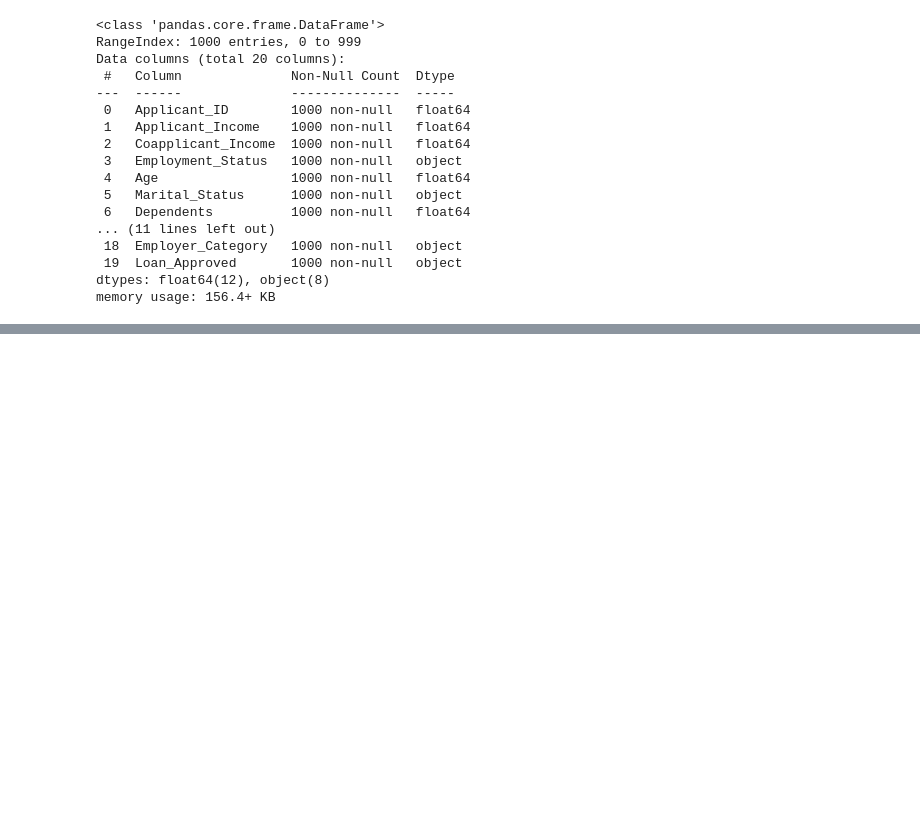
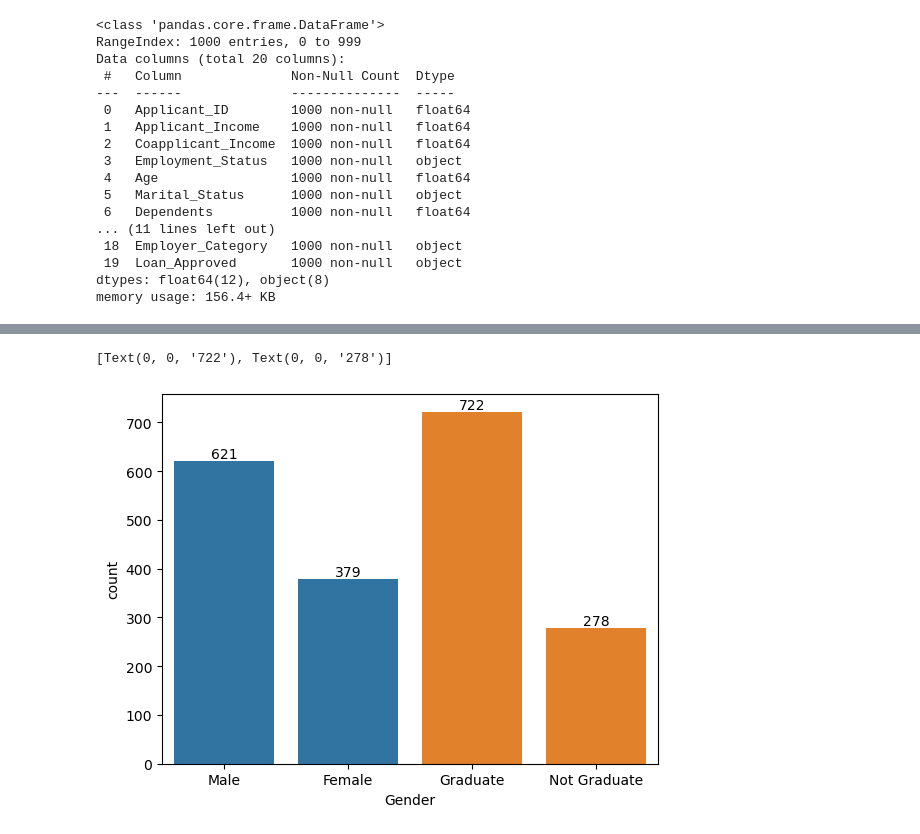
Before and after one commit to Tanmai-Thakre/Minor_Projects, a Jupyter notebook: Creditwise_loan_system.ipynb, the cells around one changed output, grey strips where cells are left out. Saved outputs shown, nothing was run; the diff lists cells and outputs as text; code cells hidden in the pictures; blank space fills up the shorter version.

```diff
--- a/Creditwise_loan_system.ipynb
+++ b/Creditwise_loan_system.ipynb
@@ -87,0 +99,12 @@ memory usage: 156.4+ KB
+# %%
+# Analyze categories(Gender & Edu-level)
+gender_cnt = df["Gender"].value_counts()
+ax = sns.barplot(gender_cnt)
+ax.bar_label(ax.containers[0])
+
+edu_lvl = df["Education_Level"].value_counts()
+ax2 = sns.barplot(edu_lvl)
+ax2.bar_label(ax2.containers[1])
+# %% [output]
+[Text(0, 0, '722'), Text(0, 0, '278')]
+[figure, added]
```
Also changed, not shown: parts of 9 cells of this notebook.
